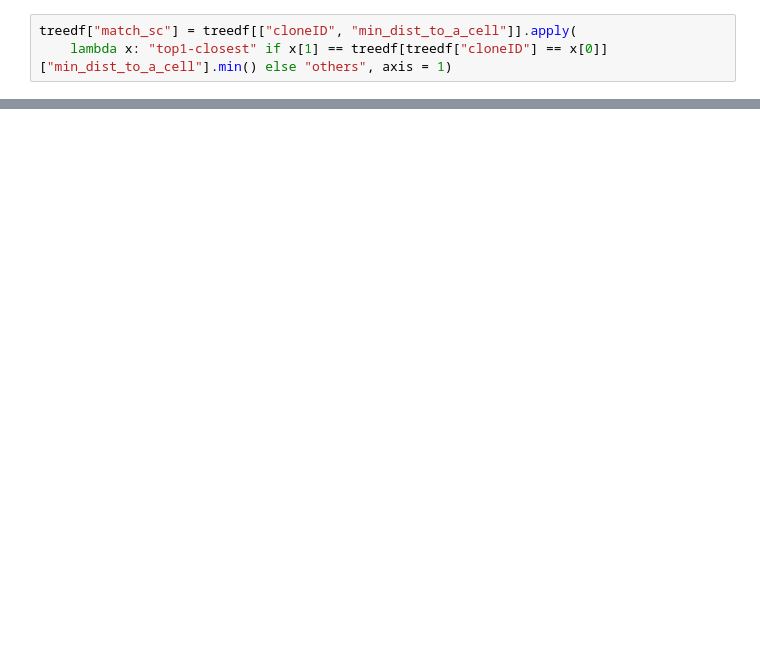
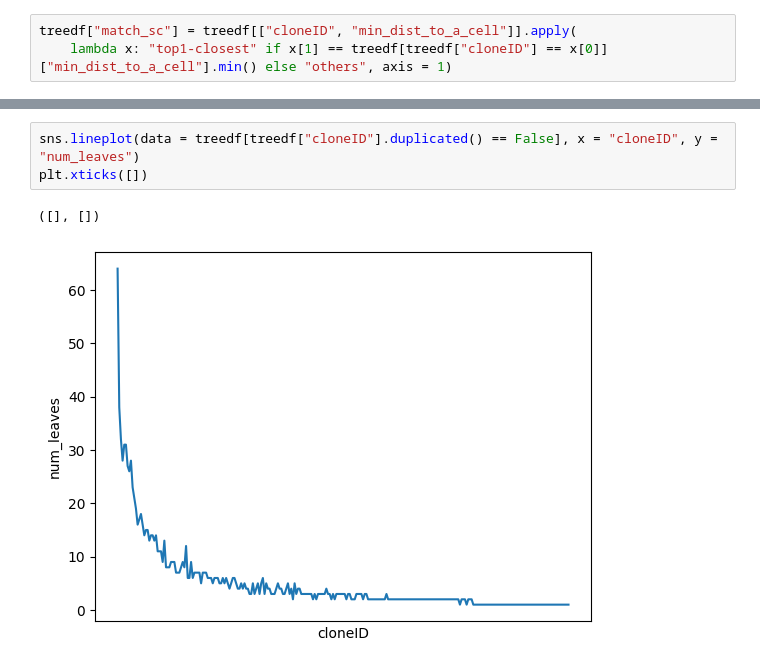
Before and after one commit to hieunguyen4193/sc_bulk_BCR_data_analysis, a Jupyter notebook: Tree10_bar_plot_tree_features.ipynb, the cells around one changed output, grey strips where cells are left out. Cells and saved outputs as stored; diff of their text form; blank space fills up the shorter version.

```diff
--- a/Tree10_bar_plot_tree_features.ipynb
+++ b/Tree10_bar_plot_tree_features.ipynb
@@ -129,0 +149,6 @@ plt.show()
+# %%
+sns.lineplot(data = treedf[treedf["cloneID"].duplicated() == False], x = "cloneID", y = "num_leaves")
+plt.xticks([])
+# %% [output]
+([], [])
+[figure, added]
```
Also changed, not shown: parts of 4 cells of this notebook, 2 other files.
